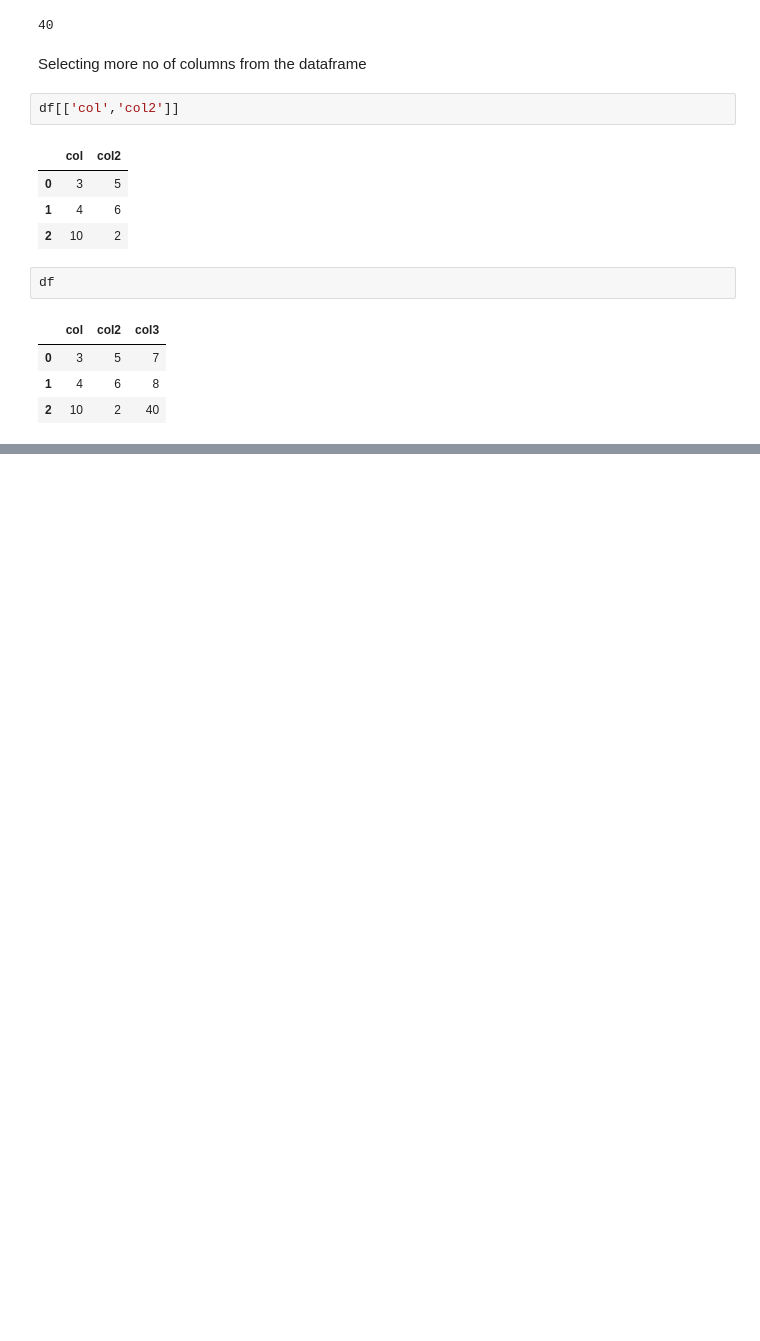
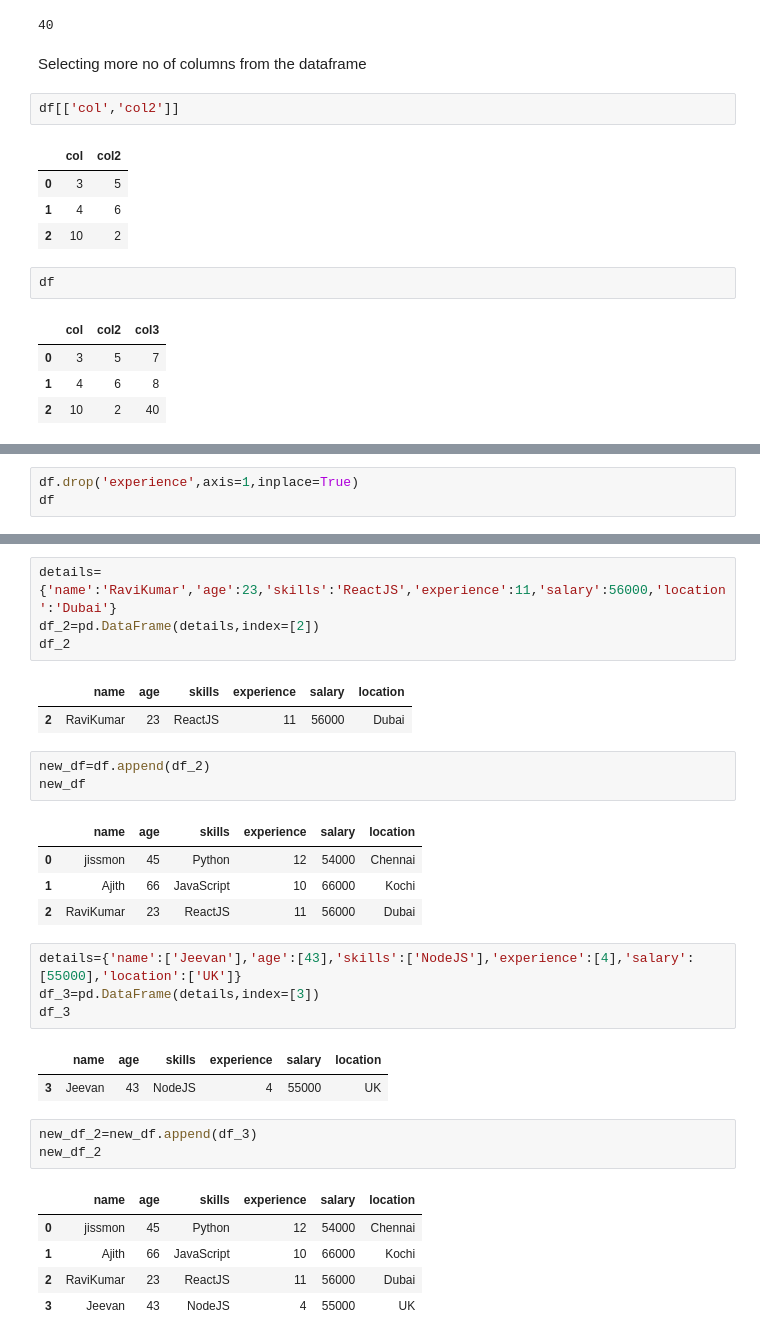
Before and after one commit to jisshub/ML-Bootcamp, a Jupyter notebook: pandas_basics.ipynb, the cells around one changed output, grey strips where cells are left out. Cells and saved outputs as stored; diff of their text form; blank space fills up the shorter version.

Commit message:
learned about drop and append method of dataframe

```diff
--- a/pandas_basics.ipynb
+++ b/pandas_basics.ipynb
@@ -191,0 +309,3 @@ df
+# %%
+df.drop('experience',axis=1,inplace=True)
+df
@@ -191,0 +324,31 @@ df
+# %%
+details={'name':'RaviKumar','age':23,'skills':'ReactJS','experience':11,'salary':56000,'location':'Dubai'}
+df_2=pd.DataFrame(details,index=[2])
+df_2
+# %% [output]
+|  | name | age | skills | experience | salary | location |
+| 2 | RaviKumar | 23 | ReactJS | 11 | 56000 | Dubai |
+# %%
+new_df=df.append(df_2)
+new_df
+# %% [output]
+|  | name | age | skills | experience | salary | location |
+| 0 | jissmon | 45 | Python | 12 | 54000 | Chennai |
+| 1 | Ajith | 66 | JavaScript | 10 | 66000 | Kochi |
+| 2 | RaviKumar | 23 | ReactJS | 11 | 56000 | Dubai |
+# %%
+details={'name':['Jeevan'],'age':[43],'skills':['NodeJS'],'experience':[4],'salary':[55000],'location':['UK']}
+df_3=pd.DataFrame(details,index=[3])
+df_3
+# %% [output]
+|  | name | age | skills | experience | salary | location |
+| 3 | Jeevan | 43 | NodeJS | 4 | 55000 | UK |
+# %%
+new_df_2=new_df.append(df_3)
+new_df_2
+# %% [output]
+|  | name | age | skills | experience | salary | location |
+| 0 | jissmon | 45 | Python | 12 | 54000 | Chennai |
+| 1 | Ajith | 66 | JavaScript | 10 | 66000 | Kochi |
+| 2 | RaviKumar | 23 | ReactJS | 11 | 56000 | Dubai |
+| 3 | Jeevan | 43 | NodeJS | 4 | 55000 | UK |
```
Also changed, not shown: parts of 25 cells of this notebook.
